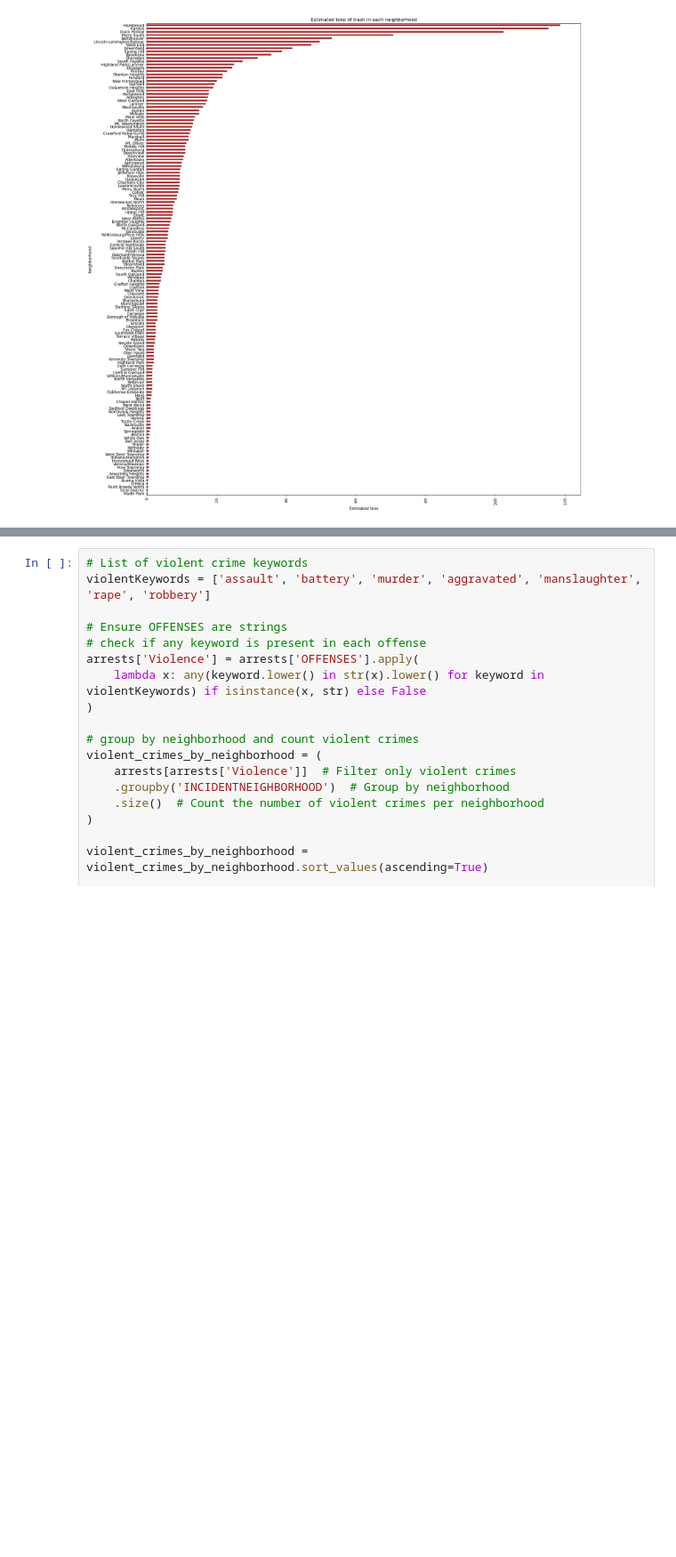
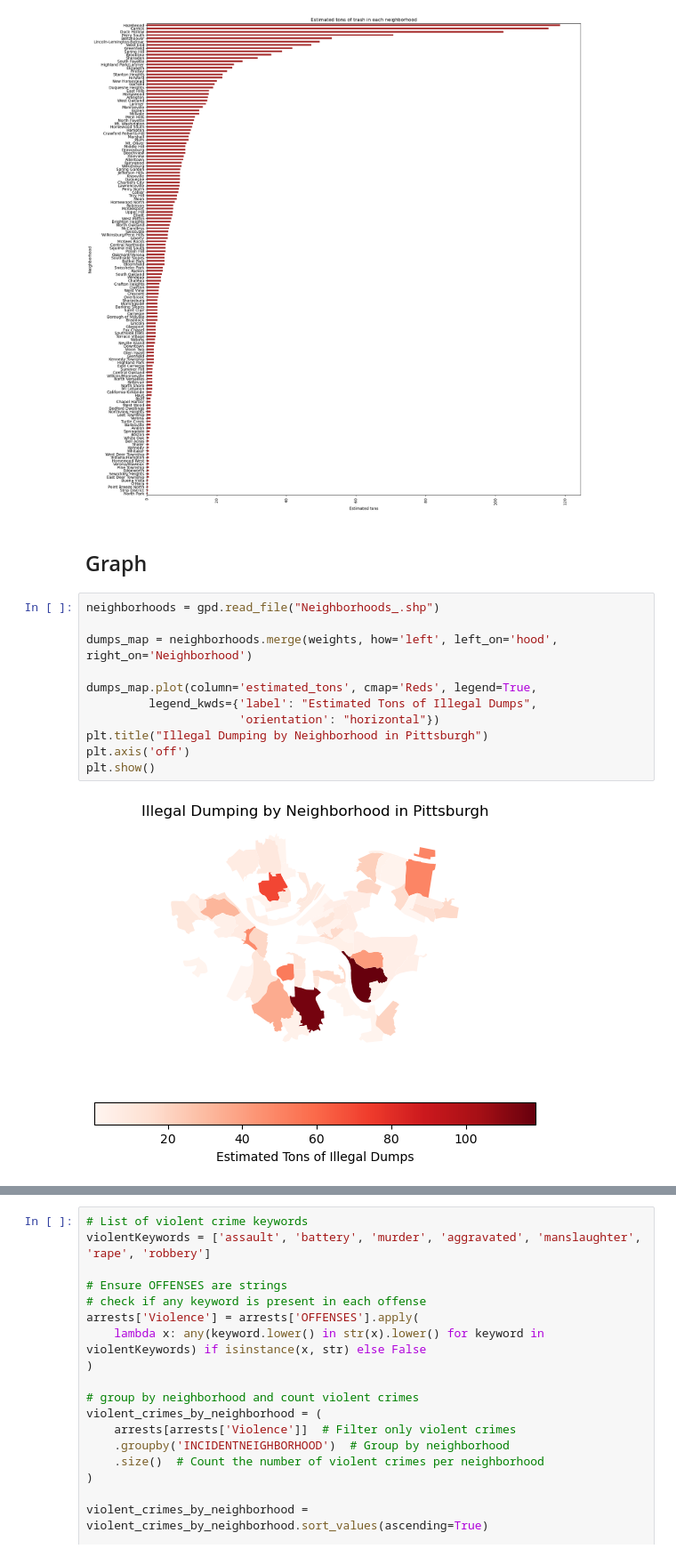
Before and after one commit to richardnewcomb/BigIdeasFinal, a Jupyter notebook: final.ipynb, the cells around one changed output, grey strips where cells are left out. Shown at 89% size. Saved outputs shown, nothing was run; the diff lists cells and outputs as text; blank space fills up the shorter version.

```diff
--- a/final.ipynb
+++ b/final.ipynb
@@ -46,3 +68,18 @@ plt.tight_layout()
 plt.show()
 # %% [output]
 [figure]
+# %% [markdown]
+## Graph
+# %%
+neighborhoods = gpd.read_file("Neighborhoods_.shp")
+
+dumps_map = neighborhoods.merge(weights, how='left', left_on='hood', right_on='Neighborhood')
+
+dumps_map.plot(column='estimated_tons', cmap='Reds', legend=True,
+         legend_kwds={'label': "Estimated Tons of Illegal Dumps",
+                      'orientation': "horizontal"})
+plt.title("Illegal Dumping by Neighborhood in Pittsburgh")
+plt.axis('off')
+plt.show()
+# %% [output]
+[figure, added]
```
Also changed, not shown: parts of 15 cells of this notebook, 2 other files.
